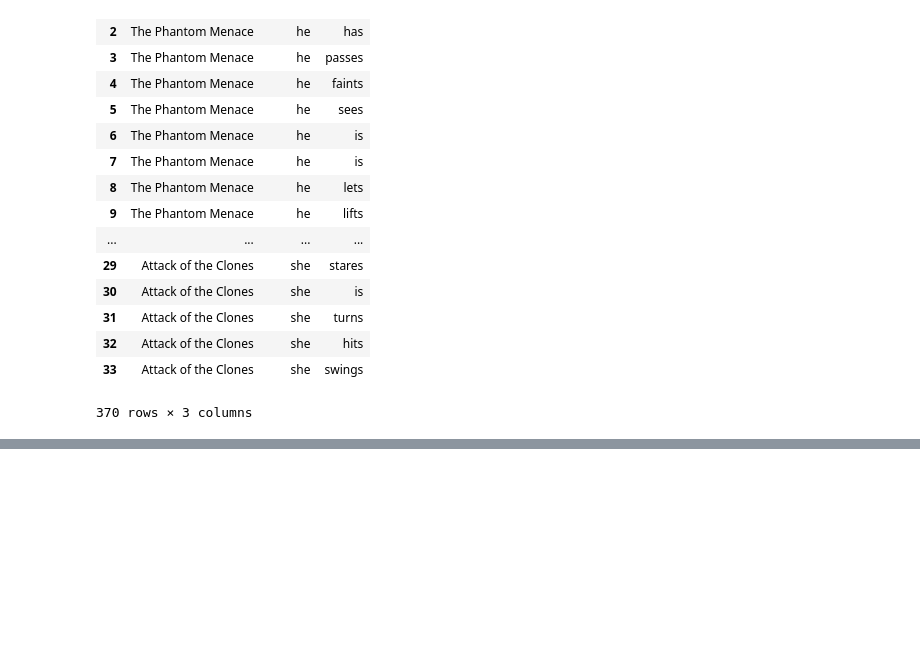
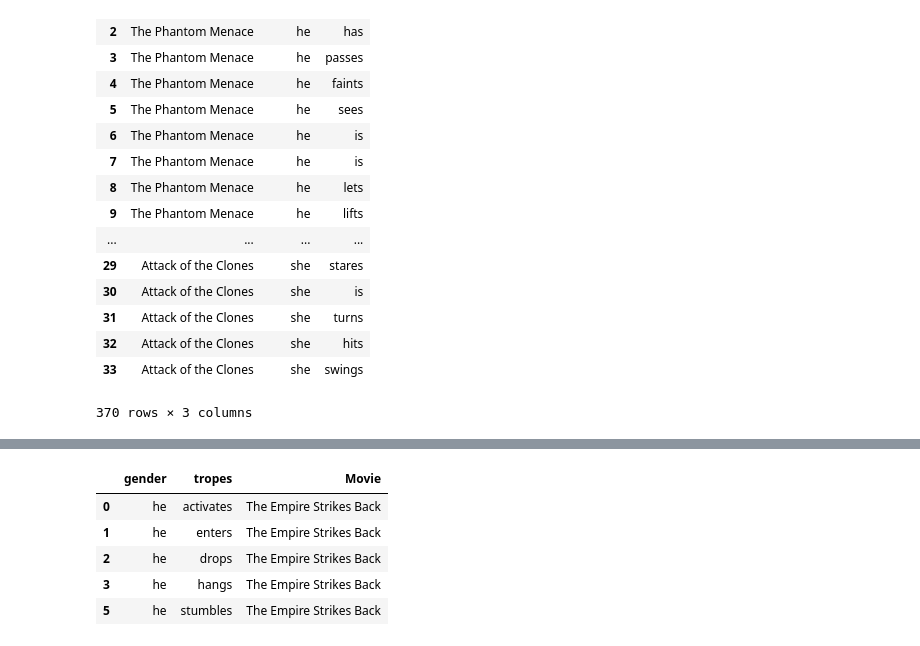
Before and after one commit to JulienAssouline/data-studios-projects, a Jupyter notebook: code/Star_Wars_project/Star Wars tropes.ipynb, the cells around one changed output, grey strips where cells are left out. Cells and saved outputs as stored; diff of their text form; code cells hidden in the pictures; blank space fills up the shorter version.

```diff
--- a/code/Star_Wars_project/Star Wars tropes.ipynb
+++ b/code/Star_Wars_project/Star Wars tropes.ipynb
@@ -827,0 +860,17 @@ Star_Wars_tropes
+# %%
+Empire_tropes_she.columns = ["gender", "tropes"]
+# %%
+Empire_tropes_she = Empire_tropes_she.dropna()
+# %%
+Empire_tropes_finished = Empire_tropes_he.append(Empire_tropes_she)
+# %%
+Empire_tropes_finished["Movie"] = "The Empire Strikes Back"
+# %%
+Empire_tropes_finished.head()
+# %% [output]
+|  | gender | tropes | Movie |
+| 0 | he | activates | The Empire Strikes Back |
+| 1 | he | enters | The Empire Strikes Back |
+| 2 | he | drops | The Empire Strikes Back |
+| 3 | he | hangs | The Empire Strikes Back |
+| 5 | he | stumbles | The Empire Strikes Back |
```
Also changed, not shown: parts of 22 cells of this notebook, 6 other files.
